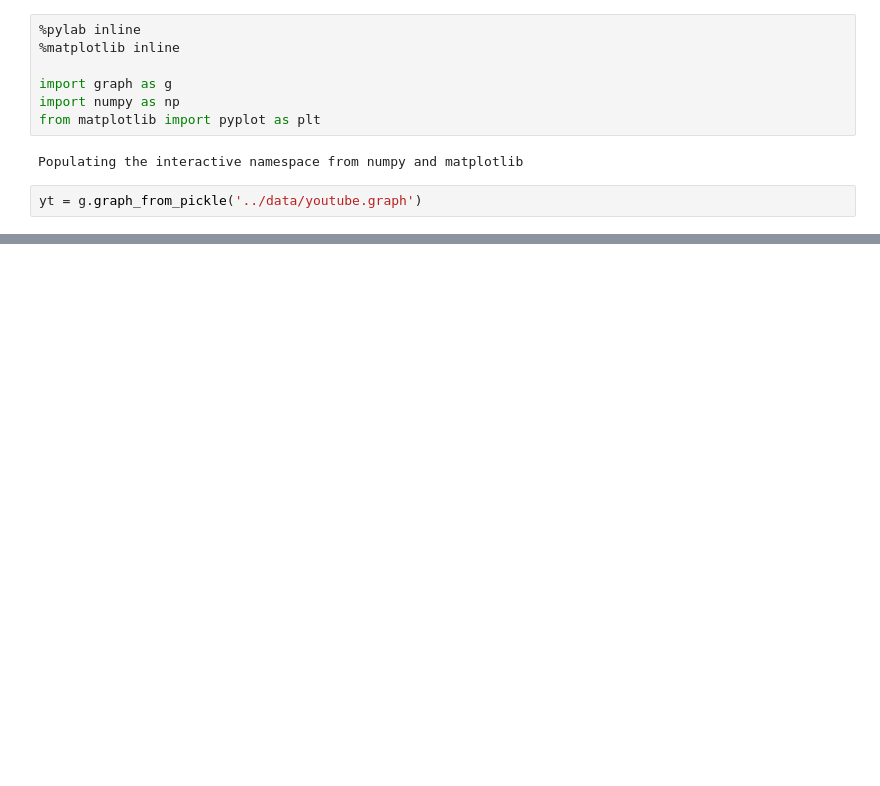
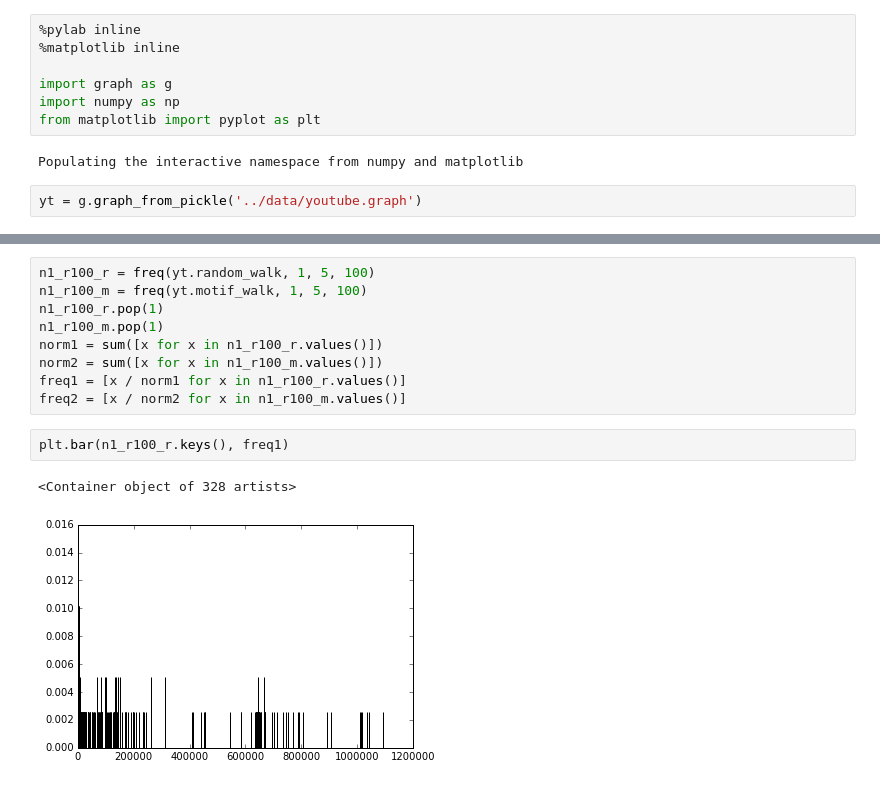
Before and after one commit to gear/motifwalk, a Jupyter notebook: research/src/mane/prototype/Motif contrast.ipynb, the cells around one changed output, grey strips where cells are left out. Drawn from its saved outputs; the diff is of its cells as text; blank space fills up the shorter version.

```diff
--- a/research/src/mane/prototype/Motif contrast.ipynb
+++ b/research/src/mane/prototype/Motif contrast.ipynb
@@ -36,0 +45,14 @@ dict_values([50])
+# %%
+n1_r100_r = freq(yt.random_walk, 1, 5, 100)
+n1_r100_m = freq(yt.motif_walk, 1, 5, 100)
+n1_r100_r.pop(1)
+n1_r100_m.pop(1)
+norm1 = sum([x for x in n1_r100_r.values()])
+norm2 = sum([x for x in n1_r100_m.values()])
+freq1 = [x / norm1 for x in n1_r100_r.values()]
+freq2 = [x / norm2 for x in n1_r100_m.values()]
+# %%
+plt.bar(n1_r100_r.keys(), freq1)
+# %% [output]
+<Container object of 328 artists>
+[figure, added]
```
Also changed, not shown: parts of 10 cells of this notebook, 1 other file.
